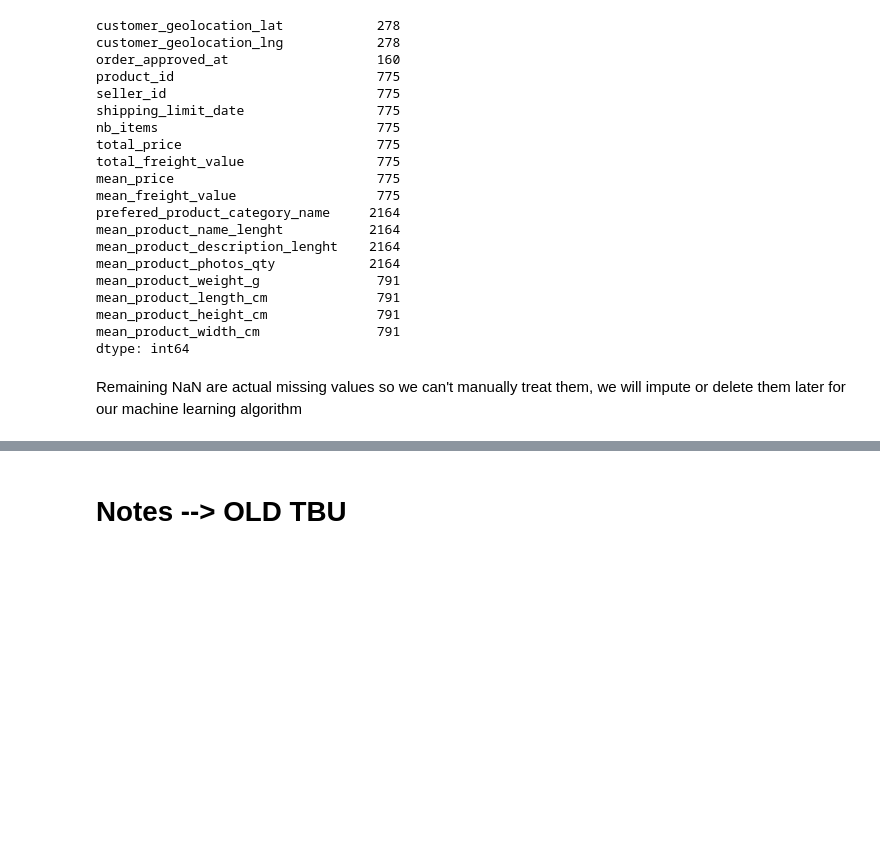
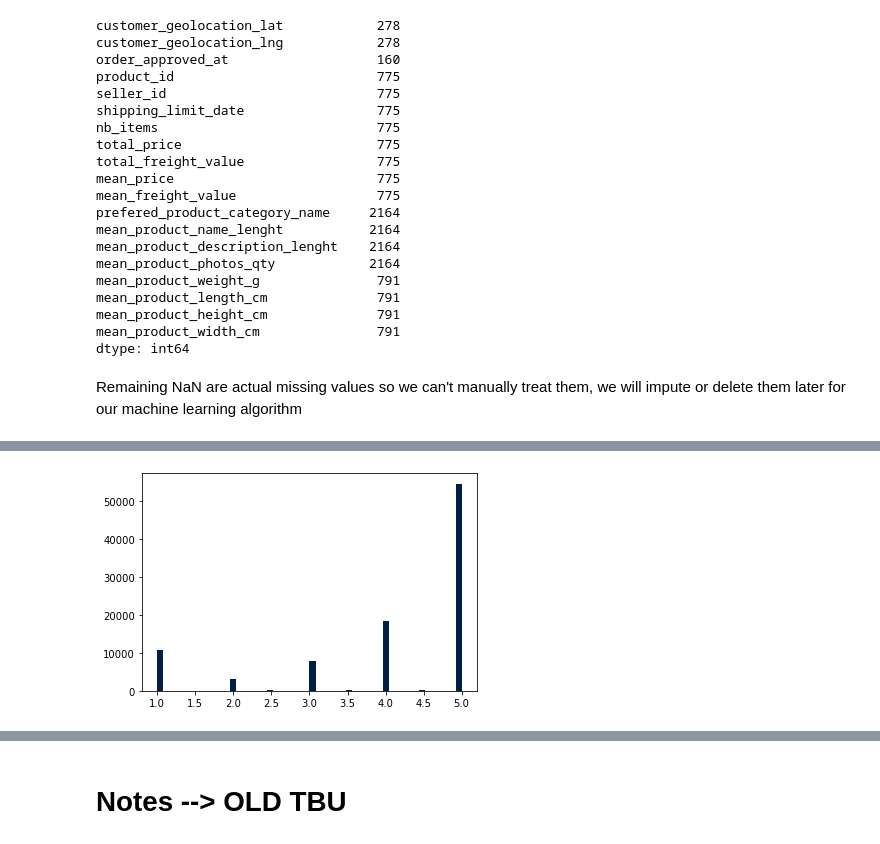
Before and after one commit to RobinPbt/P5-Openclassrooms, a Jupyter notebook: P5_cleaning.ipynb, the cells around one changed output, grey strips where cells are left out. Saved outputs shown, nothing was run; the diff lists cells and outputs as text; code cells hidden in the pictures; blank space fills up the shorter version.

```diff
--- a/P5_cleaning.ipynb
+++ b/P5_cleaning.ipynb
@@ -1395,0 +1403,12 @@ data.shape
+# %%
+# Distribution of items bought per unique customer
+
+# Need to withdraw 'Not applicable' strings to avoid error
+temporary_df = data.drop(data[data['review_score'] == 'Not applicable'].index, axis=0)
+
+# Plot
+plt.figure()
+plt.hist(temporary_df.groupby(by='customer_unique_id')['review_score'].mean(), bins=50, color='#001E46')
+plt.show()
+# %% [output]
+[figure, added]
```
Also changed, not shown: parts of 106 cells of this notebook.
